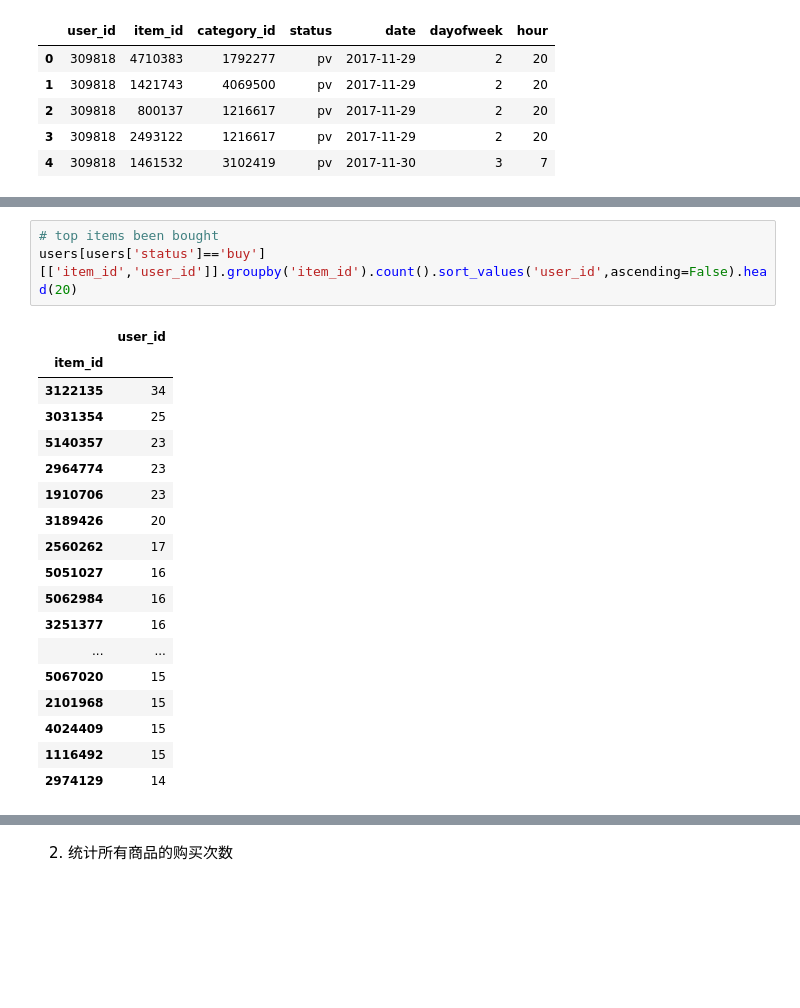
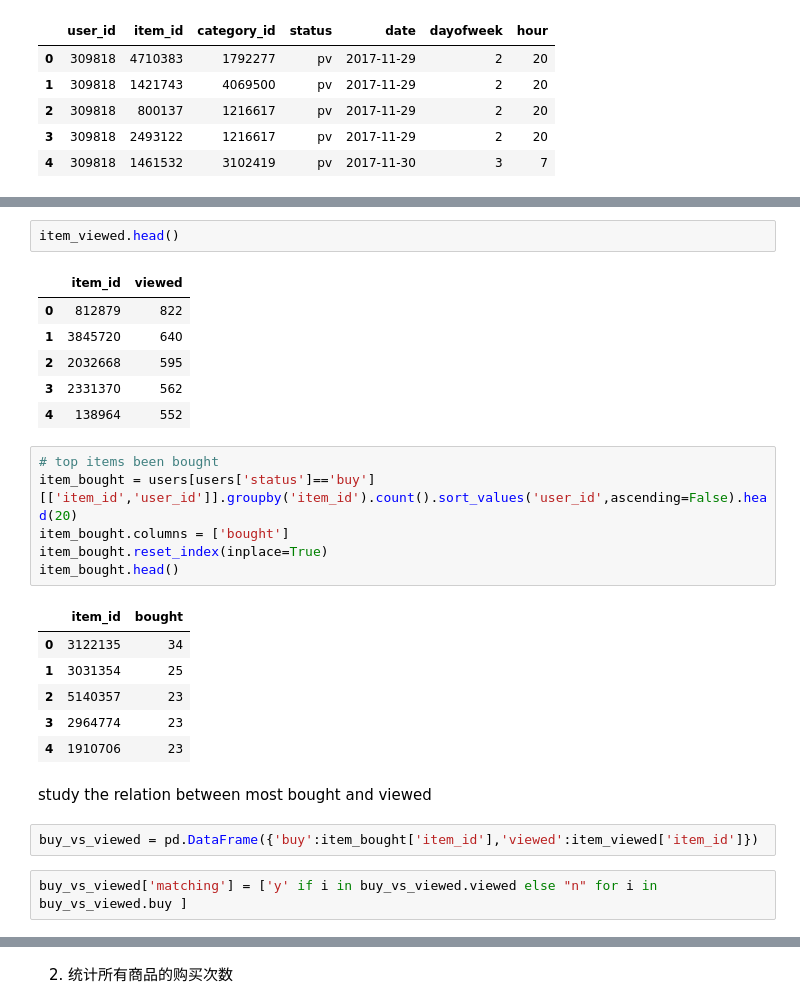
Before and after one commit to paxton615/Alibaba_UserBehavior_Analysis, a Jupyter notebook: drafts/AUBA_图表测试.ipynb, the cells around one changed output, grey strips where cells are left out. Cells and saved outputs as stored; diff of their text form; blank space fills up the shorter version.

```diff
--- a/drafts/AUBA_图表测试.ipynb
+++ b/drafts/AUBA_图表测试.ipynb
@@ -660,22 +651,28 @@ users[users['status']=='pv'][['item_id','user_id']].groupby('item_id').count().s
+# %%
+item_viewed.head()
+# %% [output]
+|  | item_id | viewed |
+| 0 | 812879 | 822 |
+| 1 | 3845720 | 640 |
+| 2 | 2032668 | 595 |
+| 3 | 2331370 | 562 |
+| 4 | 138964 | 552 |
 # %%
 # top items been bought
-users[users['status']=='buy'][['item_id','user_id']].groupby('item_id').count().sort_values('user_id',ascending=False).head(20)
+item_bought = users[users['status']=='buy'][['item_id','user_id']].groupby('item_id').count().sort_values('user_id',ascending=False).head(20)
+item_bought.columns = ['bought']
+item_bought.reset_index(inplace=True)
+item_bought.head()
 # %% [output]
-|  | user_id |
-| item_id |  |
-| 3122135 | 34 |
-| 3031354 | 25 |
-| 5140357 | 23 |
-| 2964774 | 23 |
-| 1910706 | 23 |
-| 3189426 | 20 |
-| 2560262 | 17 |
-| 5051027 | 16 |
-| 5062984 | 16 |
-| 3251377 | 16 |
-| ... | ... |
-| 5067020 | 15 |
-| 2101968 | 15 |
-| 4024409 | 15 |
-| 1116492 | 15 |
-| 2974129 | 14 |
+|  | item_id | bought |
+| 0 | 3122135 | 34 |
+| 1 | 3031354 | 25 |
+| 2 | 5140357 | 23 |
+| 3 | 2964774 | 23 |
+| 4 | 1910706 | 23 |
+# %% [markdown]
+study the relation between most bought and viewed
+# %%
+buy_vs_viewed = pd.DataFrame({'buy':item_bought['item_id'],'viewed':item_viewed['item_id']})
+# %%
+buy_vs_viewed['matching'] = ['y' if i in buy_vs_viewed.viewed else "n" for i in buy_vs_viewed.buy ]
```
Also changed, not shown: parts of 37 cells of this notebook, 3 other files.
